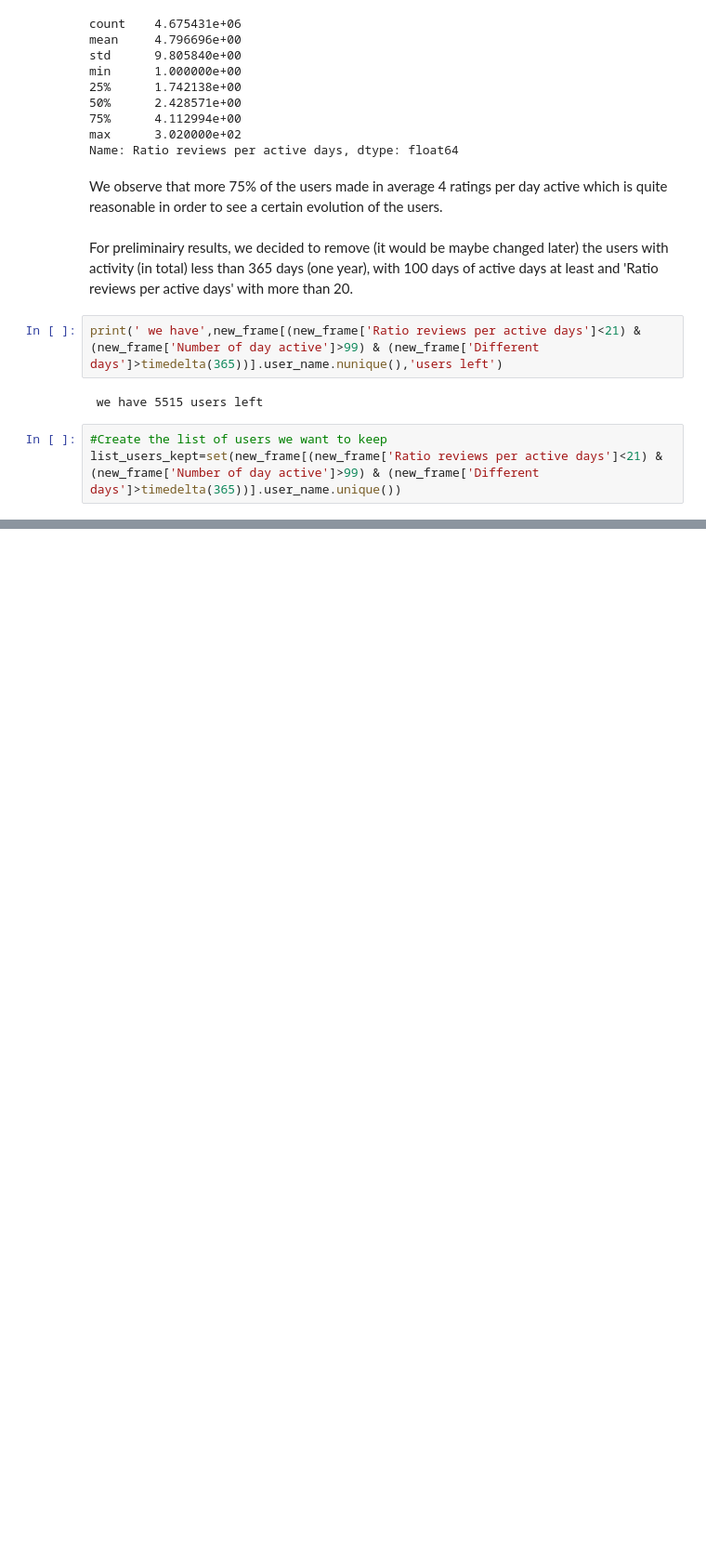
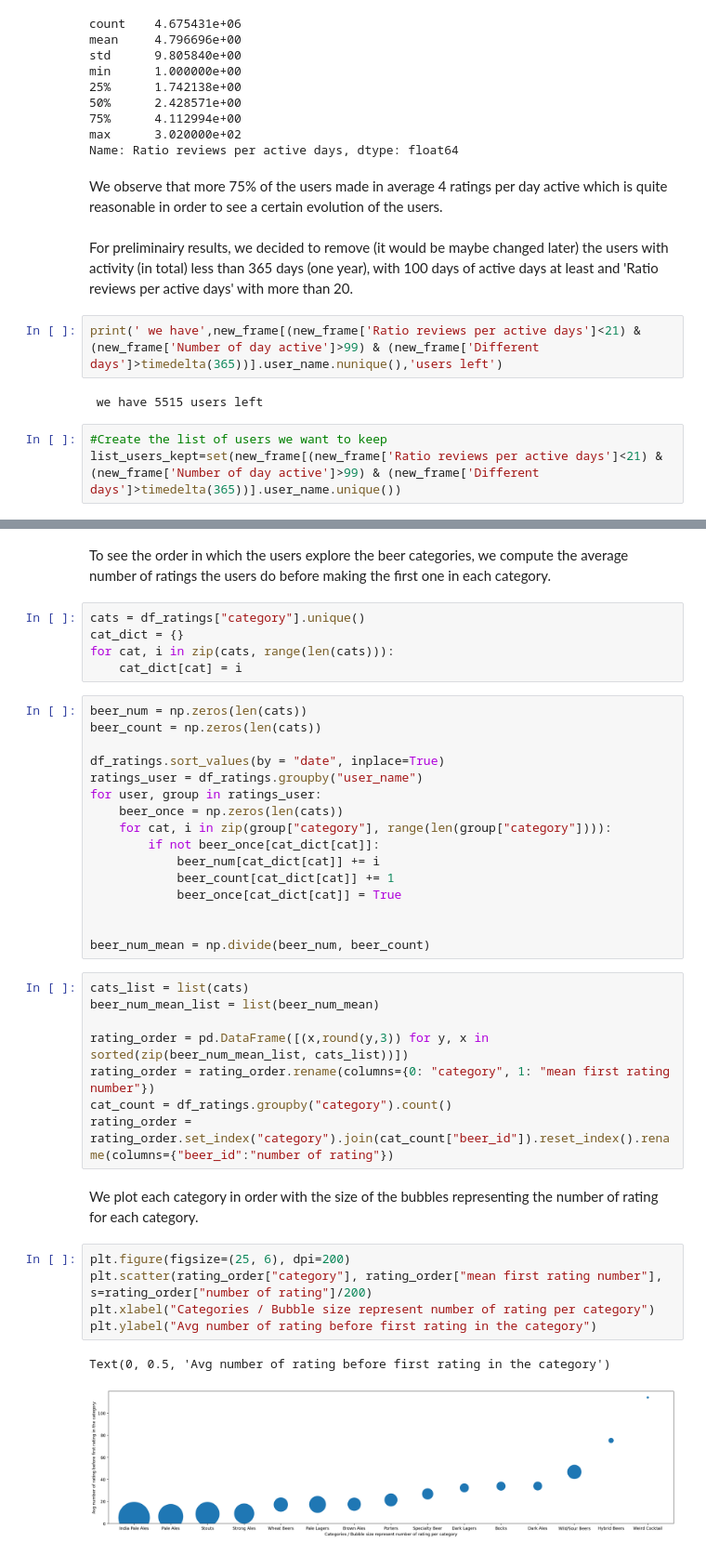
Before and after one commit to epfl-ada/ada-2022-project-radar, a Jupyter notebook: milestone_2.ipynb, the cells around one changed output, grey strips where cells are left out. Shown at 93% size. Drawn from its saved outputs; the diff is of its cells as text; blank space fills up the shorter version.

```diff
--- a/milestone_2.ipynb
+++ b/milestone_2.ipynb
@@ -881,0 +884,41 @@ list_users_kept=set(new_frame[(new_frame['Ratio reviews per active days']<21) &
+# %% [markdown]
+To see the order in which the users explore the beer categories, we compute the average number of ratings the users do before making the first one in each category.
+# %%
+cats = df_ratings["category"].unique()
+cat_dict = {}
+for cat, i in zip(cats, range(len(cats))):
+    cat_dict[cat] = i
+# %%
+beer_num = np.zeros(len(cats))
+beer_count = np.zeros(len(cats))
+
+df_ratings.sort_values(by = "date", inplace=True)
+ratings_user = df_ratings.groupby("user_name")
+for user, group in ratings_user:
+    beer_once = np.zeros(len(cats))
+    for cat, i in zip(group["category"], range(len(group["category"]))):
+        if not beer_once[cat_dict[cat]]:
+            beer_num[cat_dict[cat]] += i
+            beer_count[cat_dict[cat]] += 1
+            beer_once[cat_dict[cat]] = True
+
+
+beer_num_mean = np.divide(beer_num, beer_count)
+# %%
+cats_list = list(cats)
+beer_num_mean_list = list(beer_num_mean)
+
+rating_order = pd.DataFrame([(x,round(y,3)) for y, x in sorted(zip(beer_num_mean_list, cats_list))])
+rating_order = rating_order.rename(columns={0: "category", 1: "mean first rating number"})
+cat_count = df_ratings.groupby("category").count()
+rating_order = rating_order.set_index("category").join(cat_count["beer_id"]).reset_index().rename(columns={"beer_id":"number of rating"})
+# %% [markdown]
+We plot each category in order with the size of the bubbles representing the number of rating for each category.
+# %%
+plt.figure(figsize=(25, 6), dpi=200)
+plt.scatter(rating_order["category"], rating_order["mean first rating number"], s=rating_order["number of rating"]/200)
+plt.xlabel("Categories / Bubble size represent number of rating per category")
+plt.ylabel("Avg number of rating before first rating in the category")
+# %% [output]
+Text(0, 0.5, 'Avg number of rating before first rating in the category')
+[figure, added]
```
Also changed, not shown: parts of 7 cells of this notebook.
